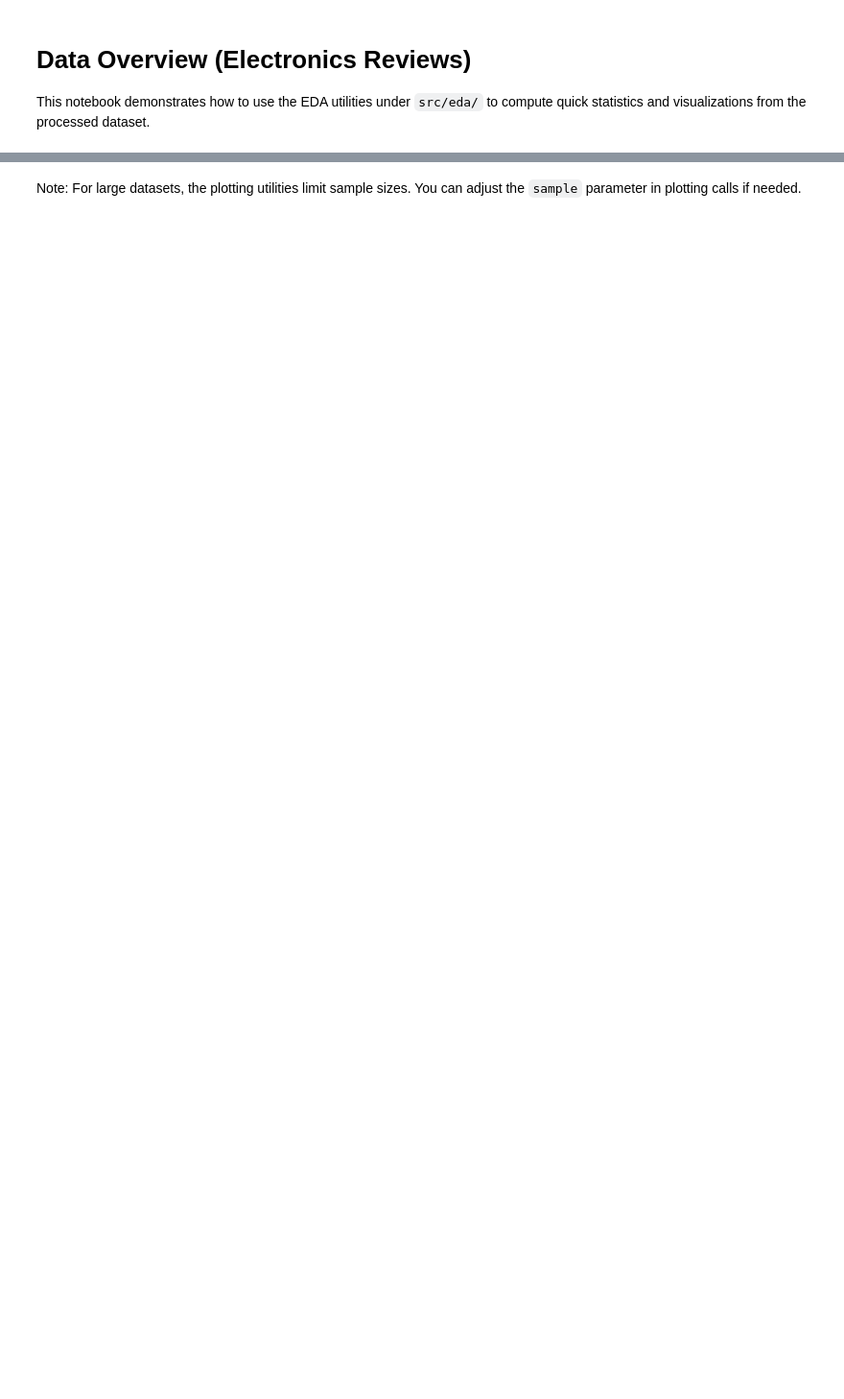
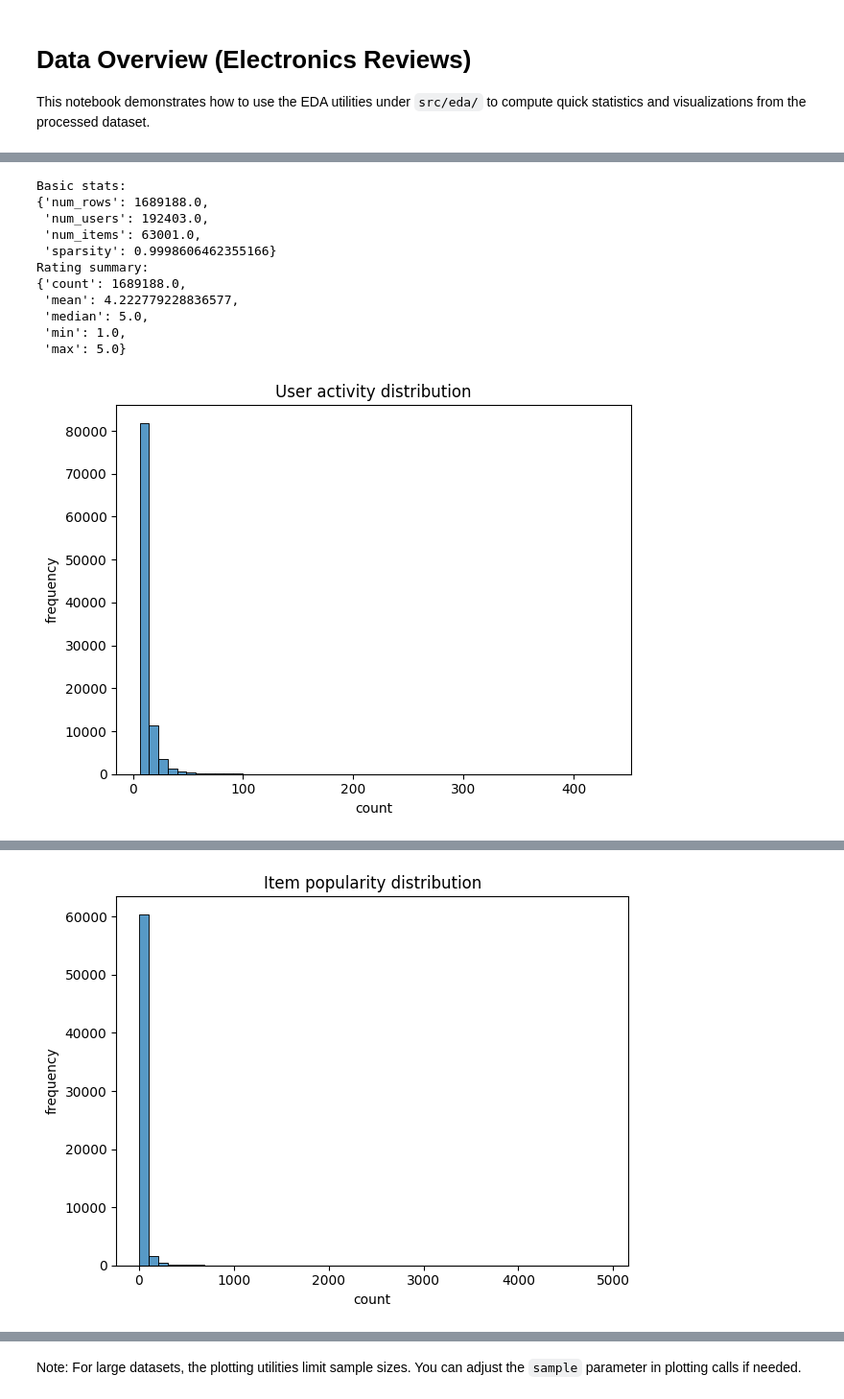
Before and after one commit to andres-troiano/amazon-recommender, a Jupyter notebook: notebooks/01_data_overview.ipynb, the cells around one changed output, grey strips where cells are left out. Shown at 96% size. Drawn from its saved outputs; the diff is of its cells as text; code cells hidden in the pictures; blank space fills up the shorter version.

```diff
--- a/notebooks/01_data_overview.ipynb
+++ b/notebooks/01_data_overview.ipynb
@@ -28,0 +46,16 @@ spark.stop()
+# %%
+stats = basic_stats(interactions)
+summary = rating_summary(interactions)
+
+print("Basic stats:")
+pprint.pprint(stats, sort_dicts=False)
+
+print("Rating summary:")
+pprint.pprint(summary, sort_dicts=False)
+
+plot_user_activity(interactions)
+plot_item_popularity(interactions)
+plot_distribution(interactions)
+
+spark.stop()
+# %% [output]
@@ -28,0 +65,12 @@ spark.stop()
+Basic stats:
+{'num_rows': 1689188.0,
+ 'num_users': 192403.0,
+ 'num_items': 63001.0,
+ 'sparsity': 0.9998606462355166}
+Rating summary:
+{'count': 1689188.0,
+ 'mean': 4.222779228836577,
+ 'median': 5.0,
+ 'min': 1.0,
+ 'max': 5.0}
+[figure, added]
@@ -28,0 +78 @@ spark.stop()
+[figure, added]
```
Also changed, not shown: parts of 4 cells of this notebook, 5 other files.
